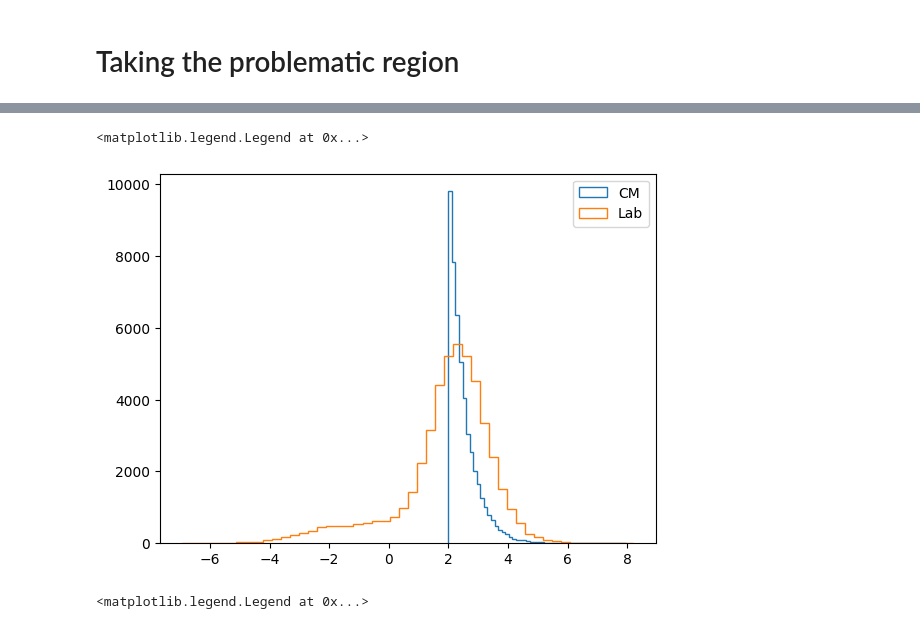
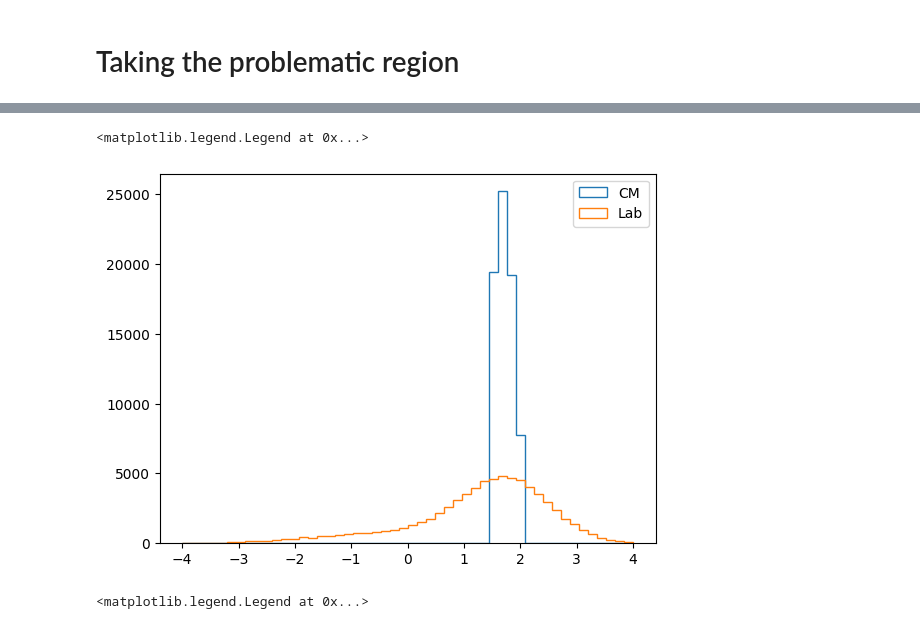
Before and after one commit to valsdav/MEMFlow, a Jupyter notebook: scripts/StudyBoost.ipynb, the cells around one changed output, grey strips where cells are left out. Cells and saved outputs as stored; diff of their text form; code cells hidden in the pictures.

```diff
--- a/scripts/StudyBoost.ipynb
+++ b/scripts/StudyBoost.ipynb
@@ -202,5 +207,5 @@ plt.hist2d(higgs_CM_reco_boost[:,0].eta.to_numpy(),  higgsCM.eta.to_numpy(),
 # %% [markdown]
 # Taking the problematic region
 # %%
-mask = (higgsCM.eta > 1)&(higgsCM.eta<1.5)
+mask = (higgsCM.eta > 1.5)&(higgsCM.eta<2)
 # %%
@@ -213,10 +218,10 @@ plt.legend()
 # %%
-plt.hist(higgsCM.eta[mask], bins=50, histtype="step", label="CM");
-plt.hist(higgs_lab[:,0].eta[mask], bins=50, histtype="step", label="Lab");
+plt.hist(higgsCM.eta[mask], bins=50,range=(-4,4), histtype="step", label="CM");
+plt.hist(higgs_lab[:,0].eta[mask], bins=50,range=(-4,4), histtype="step", label="Lab");
 plt.legend()
 # %% [output]
 <matplotlib.legend.Legend at 0x...>
-[figure, old version]
+[figure, new version]
 # %%
 plt.hist(boost_truth[:,-1].numpy(), bins=50, histtype="step", label="boost_truth");
 plt.hist(boost_reco[:,-1].numpy(), bins=50, histtype="step", label="boost_reco");
```
Also changed, not shown: parts of 3 cells of this notebook.
